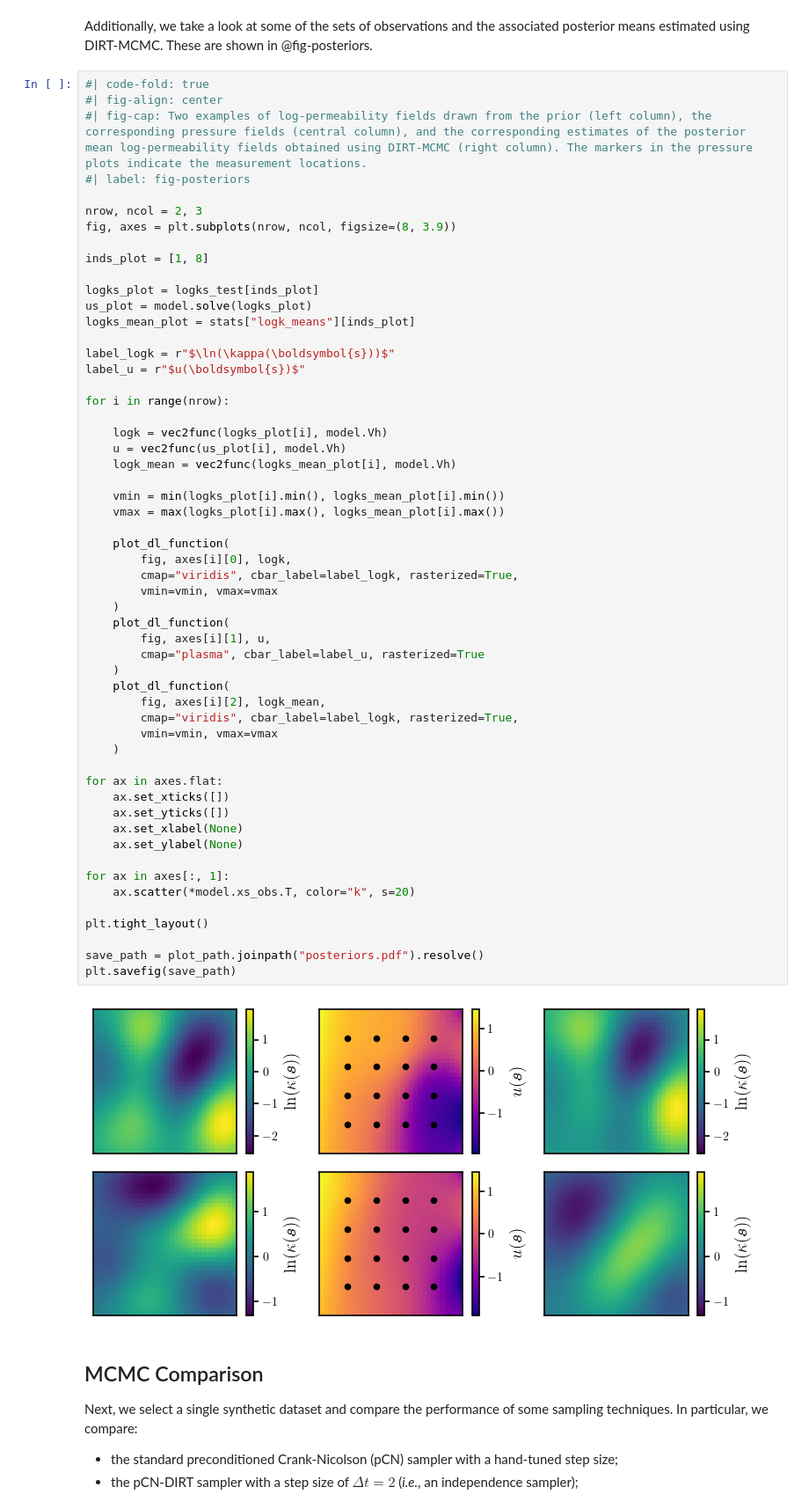
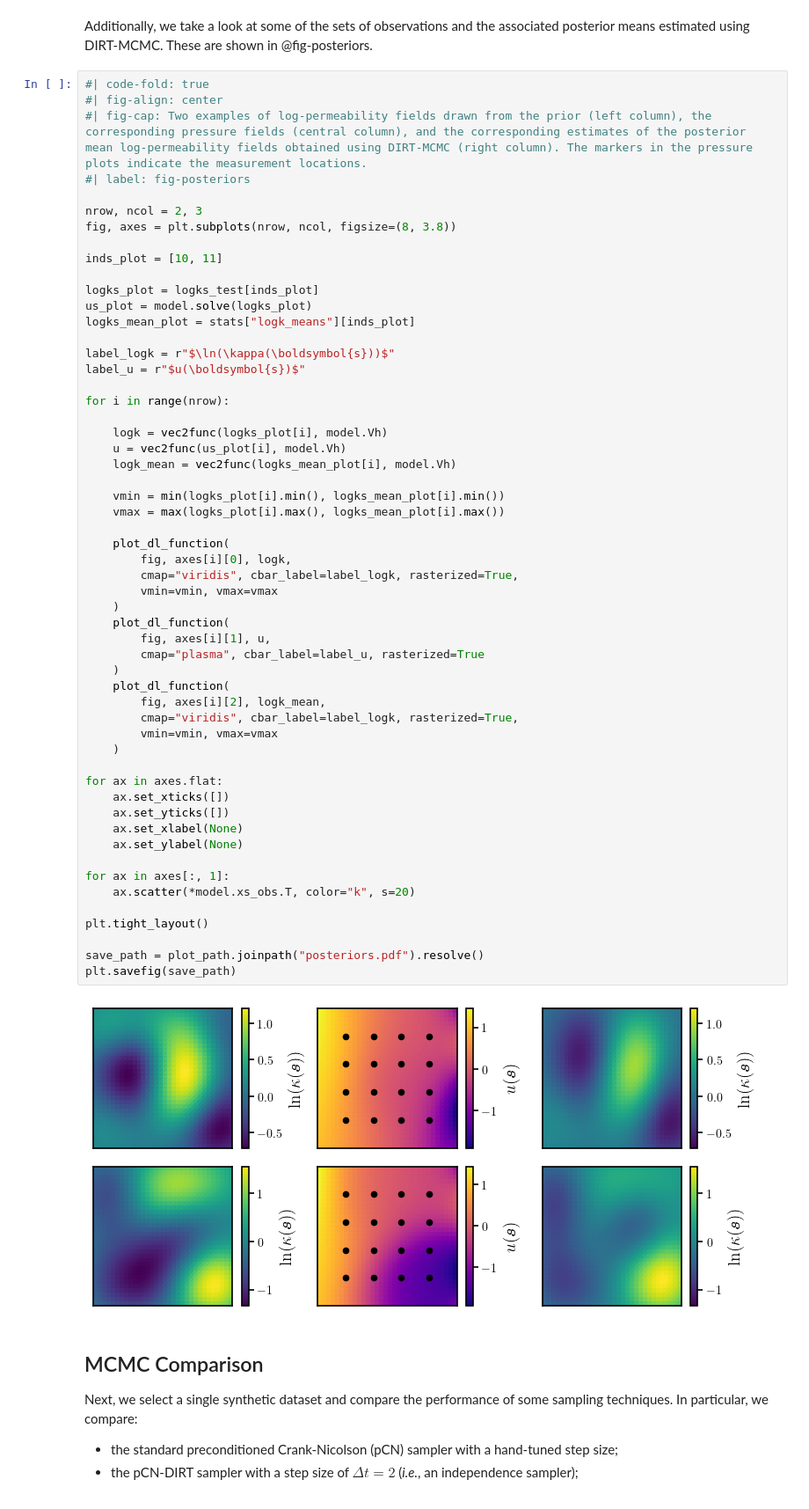
Before and after one commit to DeepTransport/deep-tensor-py, a Jupyter notebook: docs/examples/poisson/example_amortised_kl.ipynb, the cells around one changed output. Shown at 88% size. Cells and saved outputs as stored; diff of their text form.

```diff
--- a/docs/examples/poisson/example_amortised_kl.ipynb
+++ b/docs/examples/poisson/example_amortised_kl.ipynb
@@ -389,9 +390,9 @@ Additionally, we take a look at some of the sets of observations and the associa
 #| label: fig-posteriors
 
 nrow, ncol = 2, 3
-fig, axes = plt.subplots(nrow, ncol, figsize=(8, 3.9))
+fig, axes = plt.subplots(nrow, ncol, figsize=(8, 3.8))
 
-inds_plot = [1, 8]
+inds_plot = [10, 11]
 
 logks_plot = logks_test[inds_plot]
 us_plot = model.solve(logks_plot)
@@ -411,34 +412,34 @@ for i in range(nrow):
 
     plot_dl_function(
         fig, axes[i][0], logk,
         cmap="viridis", cbar_label=label_logk, rasterized=True,
         vmin=vmin, vmax=vmax
     )
     plot_dl_function(
         fig, axes[i][1], u,
         cmap="plasma", cbar_label=label_u, rasterized=True
     )
     plot_dl_function(
         fig, axes[i][2], logk_mean,
         cmap="viridis", cbar_label=label_logk, rasterized=True,
         vmin=vmin, vmax=vmax
     )
 
 for ax in axes.flat:
     ax.set_xticks([])
     ax.set_yticks([])
     ax.set_xlabel(None)
     ax.set_ylabel(None)
 
 for ax in axes[:, 1]:
     ax.scatter(*model.xs_obs.T, color="k", s=20)
 
 plt.tight_layout()
 
 save_path = plot_path.joinpath("posteriors.pdf").resolve()
 plt.savefig(save_path)
 # %% [output]
-[figure, old version]
+[figure, new version]
 # %% [markdown]
 ## MCMC Comparison
 
```
Also changed, not shown: parts of 11 cells of this notebook, 2 other files.
